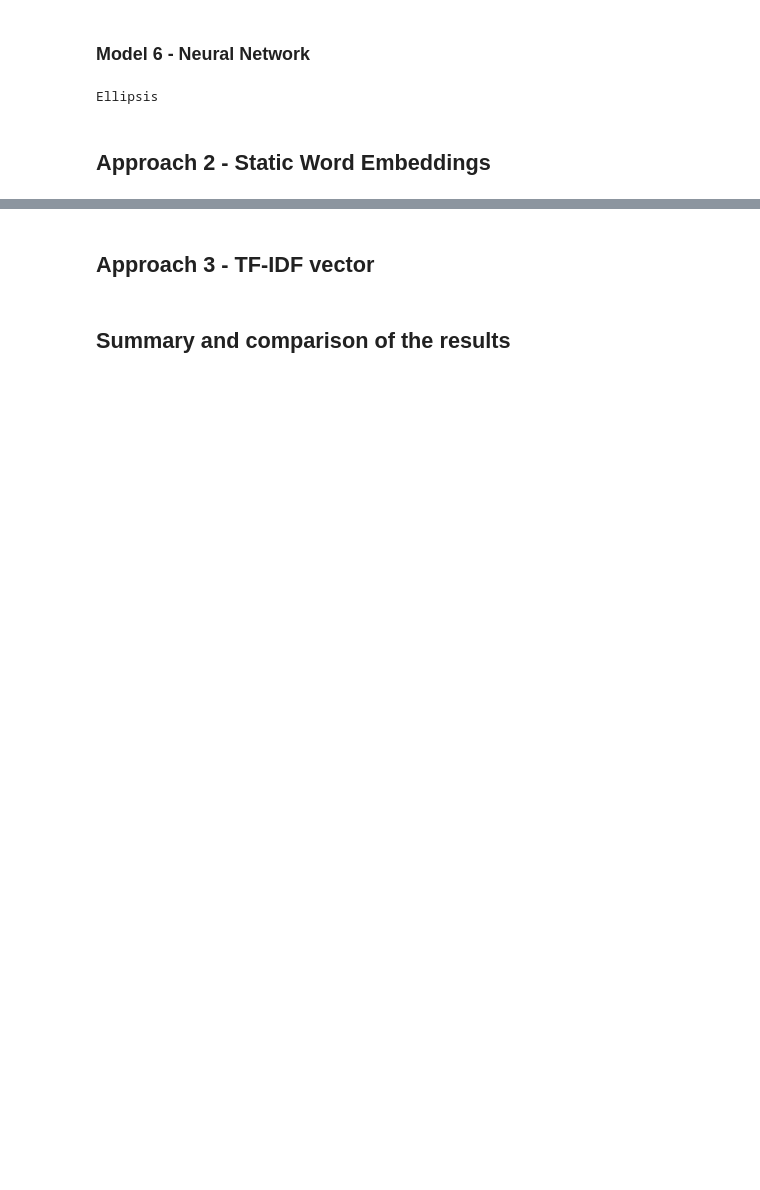
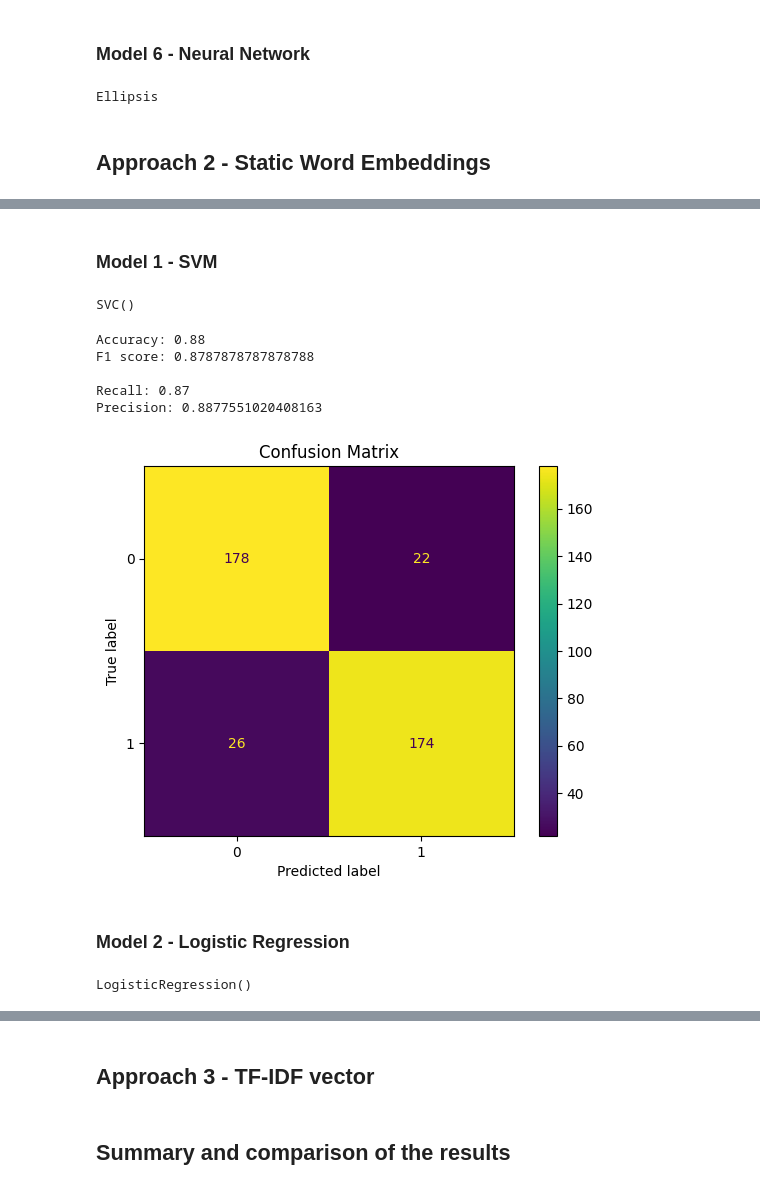
Before and after one commit to KubaCzech/Fake-news-detector, a Jupyter notebook: project.ipynb, the cells around one changed output, grey strips where cells are left out. Drawn from its saved outputs; the diff is of its cells as text; code cells hidden in the pictures; blank space fills up the shorter version.

```diff
--- a/project.ipynb
+++ b/project.ipynb
@@ -188,3 +269,6 @@ F1 score: 0.9203980099502488
 Ellipsis
 # %% [markdown]
 ## **Approach 2 - Static Word Embeddings** ##
+# %%
+X_train_static = create_static_embeddings(X_train_pre['text'], mapping)
+X_test_static = create_static_embeddings(X_test_pre['text'], mapping)
@@ -190,0 +293,25 @@ Ellipsis
+# %% [markdown]
+### **Model 1 - SVM** ##
+# %%
+svm = SVC()
+svm.fit(X_train_static, y_train_pre)
+# %% [output]
+SVC()
+# %%
+pred_svm_static = svm.predict(X_test_static)
+# print(classification_report(y_test_pre, pred))
+display_metrics(svm, y_test_pre, pred_svm_static)
+# %% [output]
+Accuracy: 0.88
+F1 score: 0.8787878787878788
+
+Recall: 0.87
+Precision: 0.8877551020408163
+[figure, added]
+# %% [markdown]
+### **Model 2 - Logistic Regression**
+# %%
+lr_clf = LogisticRegression()
+lr_clf.fit(X_train_static, y_train_pre)
+# %% [output]
+LogisticRegression()
```
Also changed, not shown: parts of 31 cells of this notebook.
